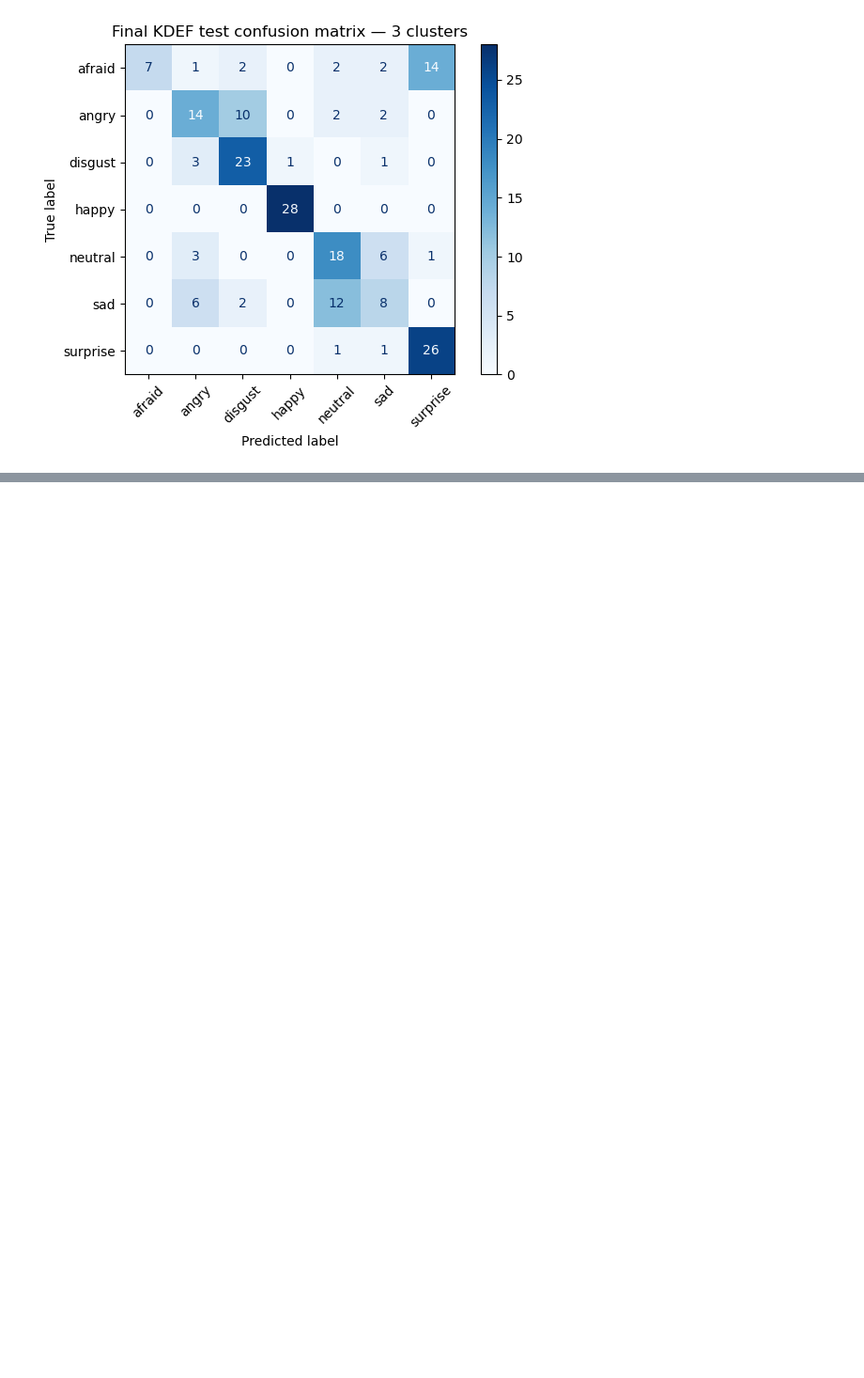
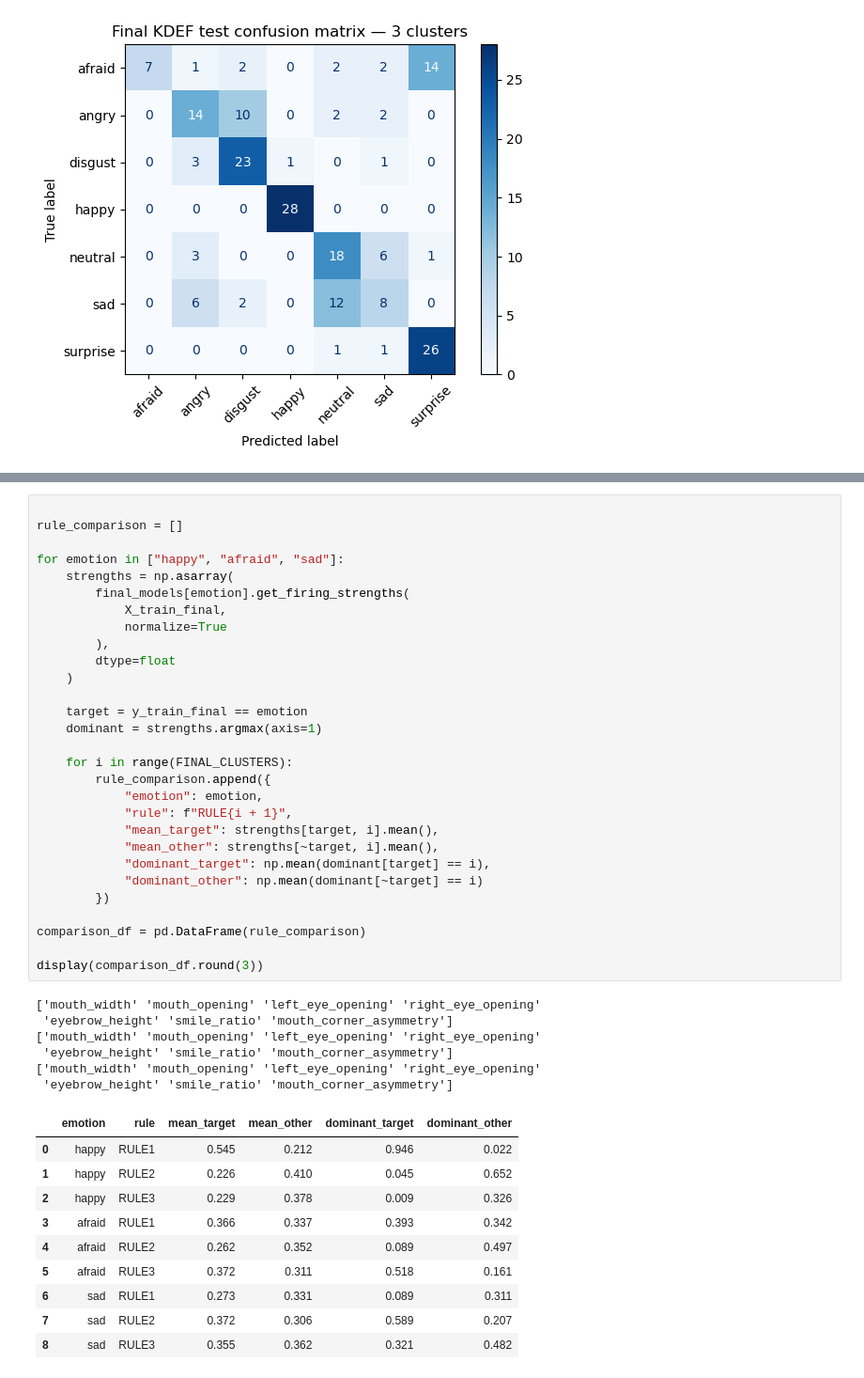
Before and after one commit to thesuacar/ml-emotionalrecognition, a Jupyter notebook: notebooks/phase5_fuzzy_kdef.ipynb, the cells around one changed output, grey strips where cells are left out. Shown at 94% size. Cells and saved outputs as stored; diff of their text form; blank space fills up the shorter version.

```diff
--- a/notebooks/phase5_fuzzy_kdef.ipynb
+++ b/notebooks/phase5_fuzzy_kdef.ipynb
@@ -957,0 +1174,46 @@ weighted avg       0.66      0.63      0.61       196
+# %%
+
+rule_comparison = []
+
+for emotion in ["happy", "afraid", "sad"]:
+    strengths = np.asarray(
+        final_models[emotion].get_firing_strengths(
+            X_train_final,
+            normalize=True
+        ),
+        dtype=float
+    )
+
+    target = y_train_final == emotion
+    dominant = strengths.argmax(axis=1)
+
+    for i in range(FINAL_CLUSTERS):
+        rule_comparison.append({
+            "emotion": emotion,
+            "rule": f"RULE{i + 1}",
+            "mean_target": strengths[target, i].mean(),
+            "mean_other": strengths[~target, i].mean(),
+            "dominant_target": np.mean(dominant[target] == i),
+            "dominant_other": np.mean(dominant[~target] == i)
+        })
+
+comparison_df = pd.DataFrame(rule_comparison)
+
+display(comparison_df.round(3))
+# %% [output]
+['mouth_width' 'mouth_opening' 'left_eye_opening' 'right_eye_opening'
+ 'eyebrow_height' 'smile_ratio' 'mouth_corner_asymmetry']
+['mouth_width' 'mouth_opening' 'left_eye_opening' 'right_eye_opening'
+ 'eyebrow_height' 'smile_ratio' 'mouth_corner_asymmetry']
+['mouth_width' 'mouth_opening' 'left_eye_opening' 'right_eye_opening'
+ 'eyebrow_height' 'smile_ratio' 'mouth_corner_asymmetry']
+|  | emotion | rule | mean_target | mean_other | dominant_target | dominant_other |
+| 0 | happy | RULE1 | 0.545 | 0.212 | 0.946 | 0.022 |
+| 1 | happy | RULE2 | 0.226 | 0.410 | 0.045 | 0.652 |
+| 2 | happy | RULE3 | 0.229 | 0.378 | 0.009 | 0.326 |
+| 3 | afraid | RULE1 | 0.366 | 0.337 | 0.393 | 0.342 |
+| 4 | afraid | RULE2 | 0.262 | 0.352 | 0.089 | 0.497 |
+| 5 | afraid | RULE3 | 0.372 | 0.311 | 0.518 | 0.161 |
+| 6 | sad | RULE1 | 0.273 | 0.331 | 0.089 | 0.311 |
+| 7 | sad | RULE2 | 0.372 | 0.306 | 0.589 | 0.207 |
+| 8 | sad | RULE3 | 0.355 | 0.362 | 0.321 | 0.482 |
```
Also changed, not shown: parts of 16 cells of this notebook, 1 other file.
